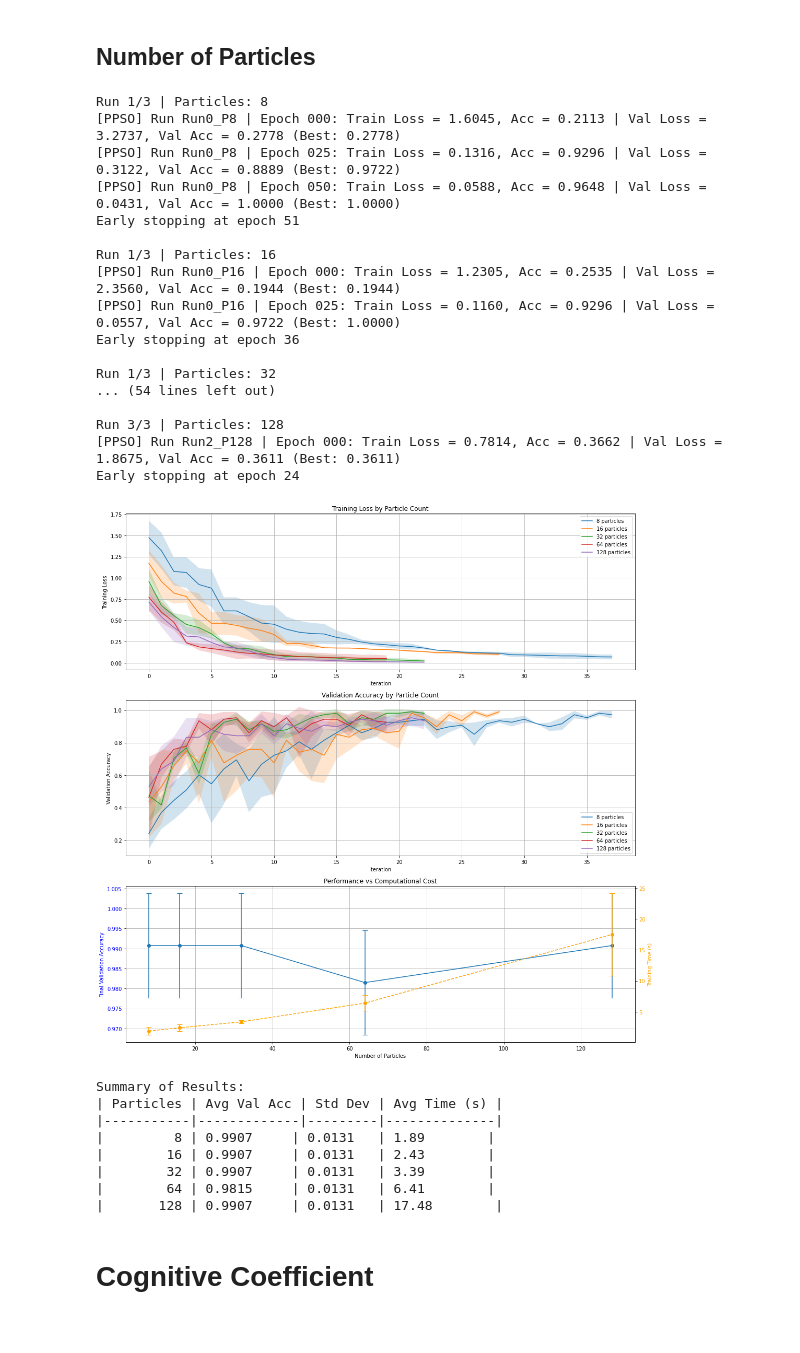
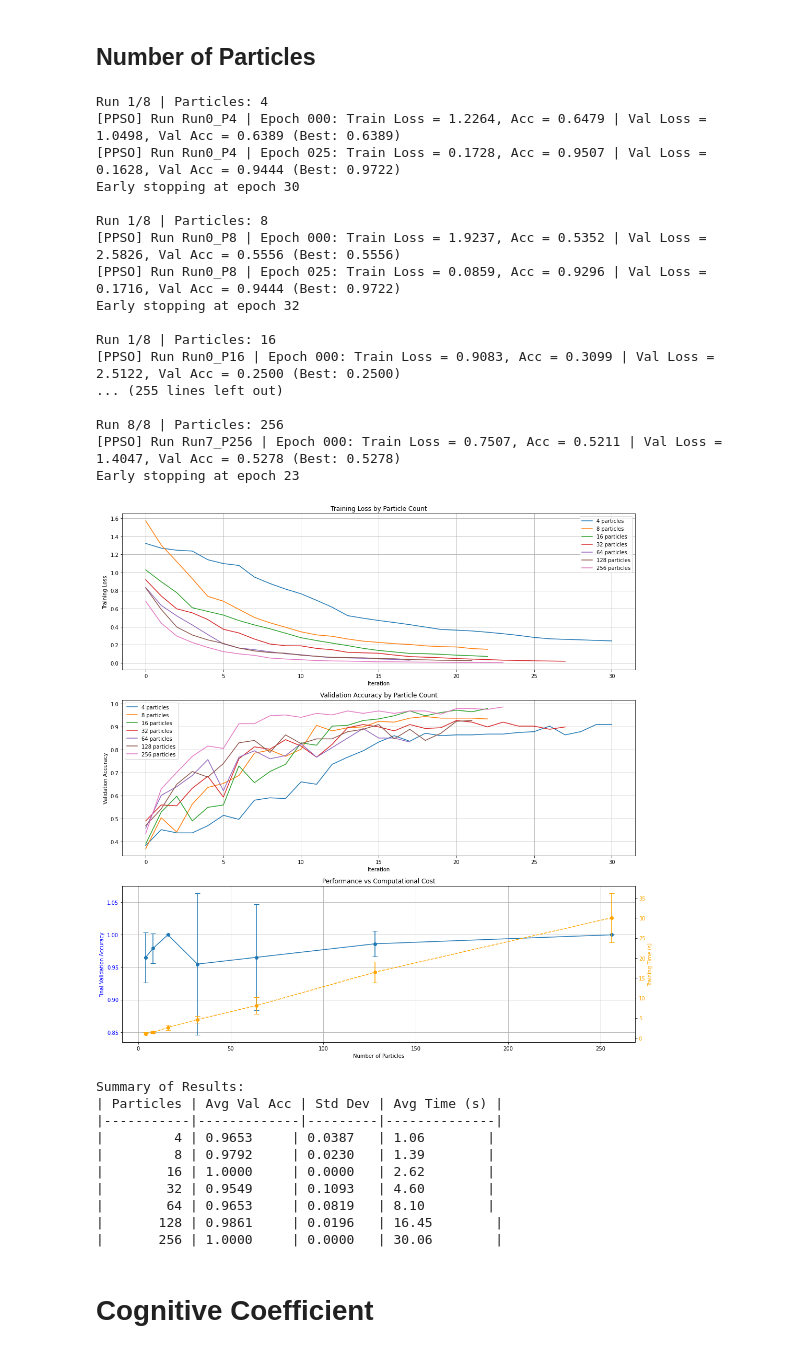
Before and after one commit to SwaroopTha/PSO-for-NNs, a Jupyter notebook: notebooks/hyperparams.ipynb, the cells around one changed output. Drawn from its saved outputs; the diff is of its cells as text; code cells hidden in the pictures.

Commit message:
result updates

```diff
--- a/notebooks/hyperparams.ipynb
+++ b/notebooks/hyperparams.ipynb
@@ -78,10 +78,10 @@ def plot_particle_results(all_results, particle_counts):
         std_loss = np.std(truncated_losses, axis=0)
 
         plt.plot(avg_loss, label=f'{count} particles')
-        plt.fill_between(range(min_length),
-                        avg_loss - std_loss,
-                        avg_loss + std_loss,
-                        alpha=0.2)
+        # plt.fill_between(range(min_length),
+        #                 avg_loss - std_loss,
+        #                 avg_loss + std_loss,
+        #                 alpha=0.2)
     plt.xlabel('Iteration')
     plt.ylabel('Training Loss')
     plt.title('Training Loss by Particle Count')
@@ -97,10 +97,10 @@ def plot_particle_results(all_results, particle_counts):
         std_acc = np.std(truncated_accs, axis=0)
 
         plt.plot(avg_acc, label=f'{count} particles')
-        plt.fill_between(range(min_length),
-                       avg_acc - std_acc,
-                       avg_acc + std_acc,
-                       alpha=0.2)
+        # plt.fill_between(range(min_length),
+        #                avg_acc - std_acc,
+        #                avg_acc + std_acc,
+        #                alpha=0.2)
     plt.xlabel('Iteration')
     plt.ylabel('Validation Accuracy')
     plt.title('Validation Accuracy by Particle Count')
@@ -147,37 +147,39 @@ def plot_particle_results(all_results, particle_counts):
 # %% [markdown]
 ## Number of Particles
 # %%
-particle_counts = [8, 16, 32, 64, 128]
-all_results = run_particle_experiment(particle_counts, num_runs=3)
+particle_counts = [4, 8, 16, 32, 64, 128, 256]
+all_results = run_particle_experiment(particle_counts, num_runs=8)
 
 plot_particle_results(all_results, particle_counts)
 # %% [output]
-Run 1/3 | Particles: 8
-[PPSO] Run Run0_P8 | Epoch 000: Train Loss = 1.6045, Acc = 0.2113 | Val Loss = 3.2737, Val Acc = 0.2778 (Best: 0.2778)
-[PPSO] Run Run0_P8 | Epoch 025: Train Loss = 0.1316, Acc = 0.9296 | Val Loss = 0.3122, Val Acc = 0.8889 (Best: 0.9722)
-[PPSO] Run Run0_P8 | Epoch 050: Train Loss = 0.0588, Acc = 0.9648 | Val Loss = 0.0431, Val Acc = 1.0000 (Best: 1.0000)
-Early stopping at epoch 51
+Run 1/8 | Particles: 4
+[PPSO] Run Run0_P4 | Epoch 000: Train Loss = 1.2264, Acc = 0.6479 | Val Loss = 1.0498, Val Acc = 0.6389 (Best: 0.6389)
+[PPSO] Run Run0_P4 | Epoch 025: Train Loss = 0.1728, Acc = 0.9507 | Val Loss = 0.1628, Val Acc = 0.9444 (Best: 0.9722)
+Early stopping at epoch 30
 
-Run 1/3 | Particles: 16
-[PPSO] Run Run0_P16 | Epoch 000: Train Loss = 1.2305, Acc = 0.2535 | Val Loss = 2.3560, Val Acc = 0.1944 (Best: 0.1944)
-[PPSO] Run Run0_P16 | Epoch 025: Train Loss = 0.1160, Acc = 0.9296 | Val Loss = 0.0557, Val Acc = 0.9722 (Best: 1.0000)
-Early stopping at epoch 36
+Run 1/8 | Particles: 8
+[PPSO] Run Run0_P8 | Epoch 000: Train Loss = 1.9237, Acc = 0.5352 | Val Loss = 2.5826, Val Acc = 0.5556 (Best: 0.5556)
+[PPSO] Run Run0_P8 | Epoch 025: Train Loss = 0.0859, Acc = 0.9296 | Val Loss = 0.1716, Val Acc = 0.9444 (Best: 0.9722)
+Early stopping at epoch 32
 
-Run 1/3 | Particles: 32
-... (54 lines left out)
+Run 1/8 | Particles: 16
+[PPSO] Run Run0_P16 | Epoch 000: Train Loss = 0.9083, Acc = 0.3099 | Val Loss = 2.5122, Val Acc = 0.2500 (Best: 0.2500)
+... (255 lines left out)
 
-Run 3/3 | Particles: 128
-[PPSO] Run Run2_P128 | Epoch 000: Train Loss = 0.7814, Acc = 0.3662 | Val Loss = 1.8675, Val Acc = 0.3611 (Best: 0.3611)
-Early stopping at epoch 24
+Run 8/8 | Particles: 256
+[PPSO] Run Run7_P256 | Epoch 000: Train Loss = 0.7507, Acc = 0.5211 | Val Loss = 1.4047, Val Acc = 0.5278 (Best: 0.5278)
+Early stopping at epoch 23
-[figure, old version]
+[figure, new version]
 Summary of Results:
 | Particles | Avg Val Acc | Std Dev | Avg Time (s) |
 |-----------|-------------|---------|--------------|
-|         8 | 0.9907     | 0.0131   | 1.89        |
-|        16 | 0.9907     | 0.0131   | 2.43        |
-|        32 | 0.9907     | 0.0131   | 3.39        |
-|        64 | 0.9815     | 0.0131   | 6.41        |
-|       128 | 0.9907     | 0.0131   | 17.48        |
+|         4 | 0.9653     | 0.0387   | 1.06        |
+|         8 | 0.9792     | 0.0230   | 1.39        |
+|        16 | 1.0000     | 0.0000   | 2.62        |
+|        32 | 0.9549     | 0.1093   | 4.60        |
+|        64 | 0.9653     | 0.0819   | 8.10        |
+|       128 | 0.9861     | 0.0196   | 16.45        |
+|       256 | 1.0000     | 0.0000   | 30.06        |
 # %% [markdown]
 # Cognitive Coefficient
 # %%
```
Also changed, not shown: parts of 5 cells of this notebook, 10 other files.
